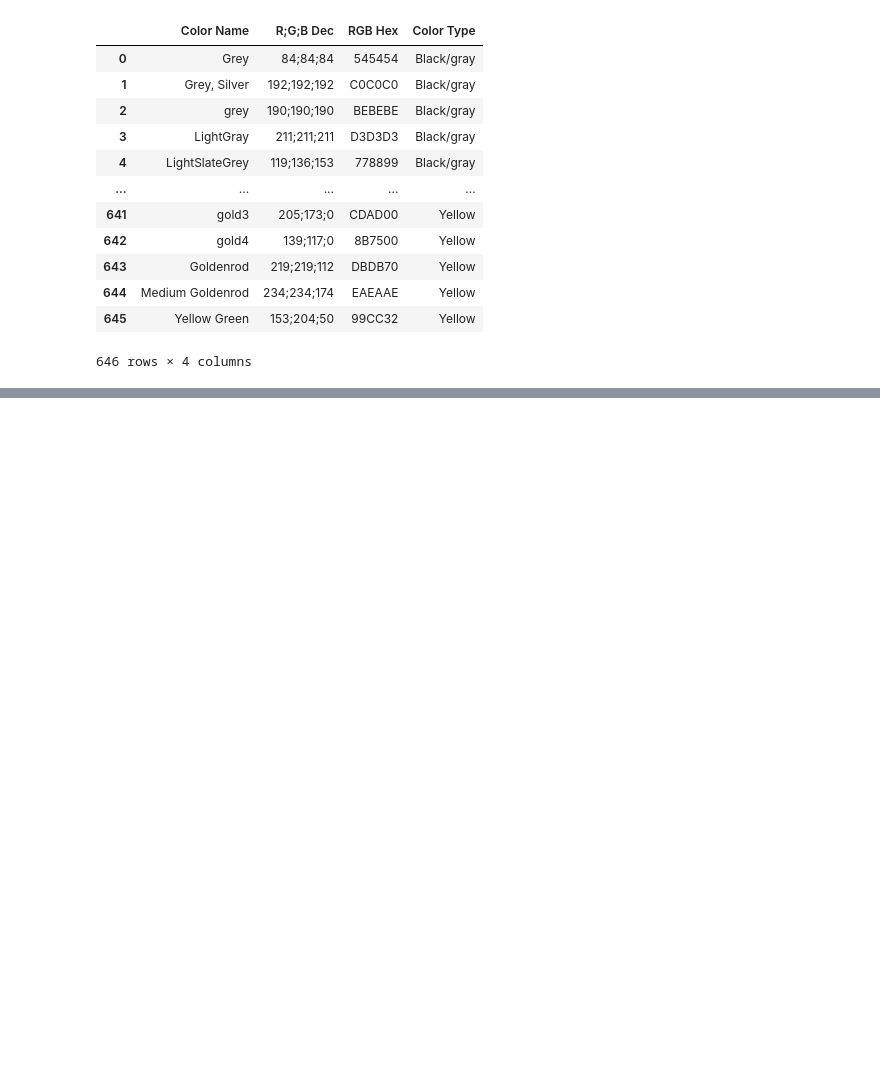
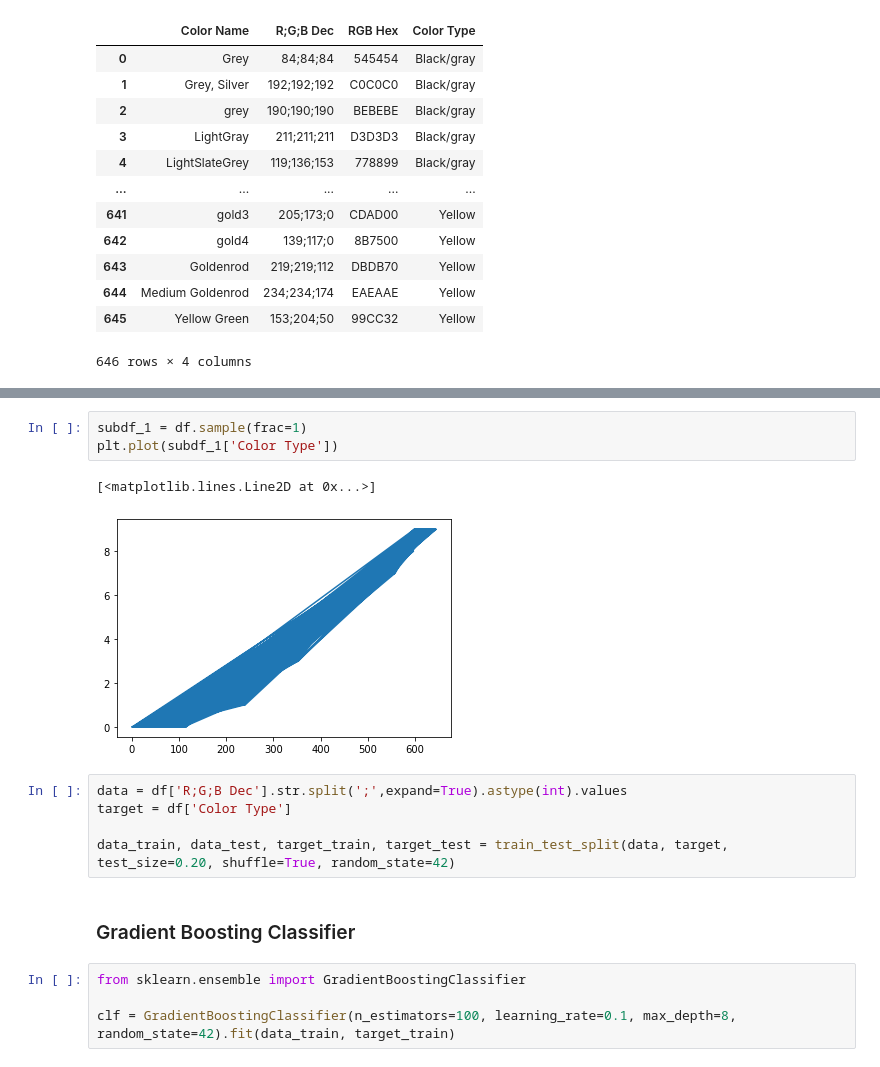
Before and after one commit to Gaboelc/Color-classifier, a Jupyter notebook: data_classification.ipynb, the cells around one changed output, grey strips where cells are left out. Drawn from its saved outputs; the diff is of its cells as text; blank space fills up the shorter version.

Commit message:
Gradient Boosting Classifier and Quadratic Discriminant Analysis

```diff
--- a/data_classification.ipynb
+++ b/data_classification.ipynb
@@ -45,0 +100,17 @@ df
+# %%
+subdf_1 = df.sample(frac=1)
+plt.plot(subdf_1['Color Type'])
+# %% [output]
+[<matplotlib.lines.Line2D at 0x...>]
+[figure, added]
+# %%
+data = df['R;G;B Dec'].str.split(';',expand=True).astype(int).values
+target = df['Color Type']
+
+data_train, data_test, target_train, target_test = train_test_split(data, target, test_size=0.20, shuffle=True, random_state=42)
+# %% [markdown]
+### Gradient Boosting Classifier
+# %%
+from sklearn.ensemble import GradientBoostingClassifier
+
+clf = GradientBoostingClassifier(n_estimators=100, learning_rate=0.1, max_depth=8, random_state=42).fit(data_train, target_train)
```
Also changed, not shown: parts of 11 cells of this notebook, 1 other file.
